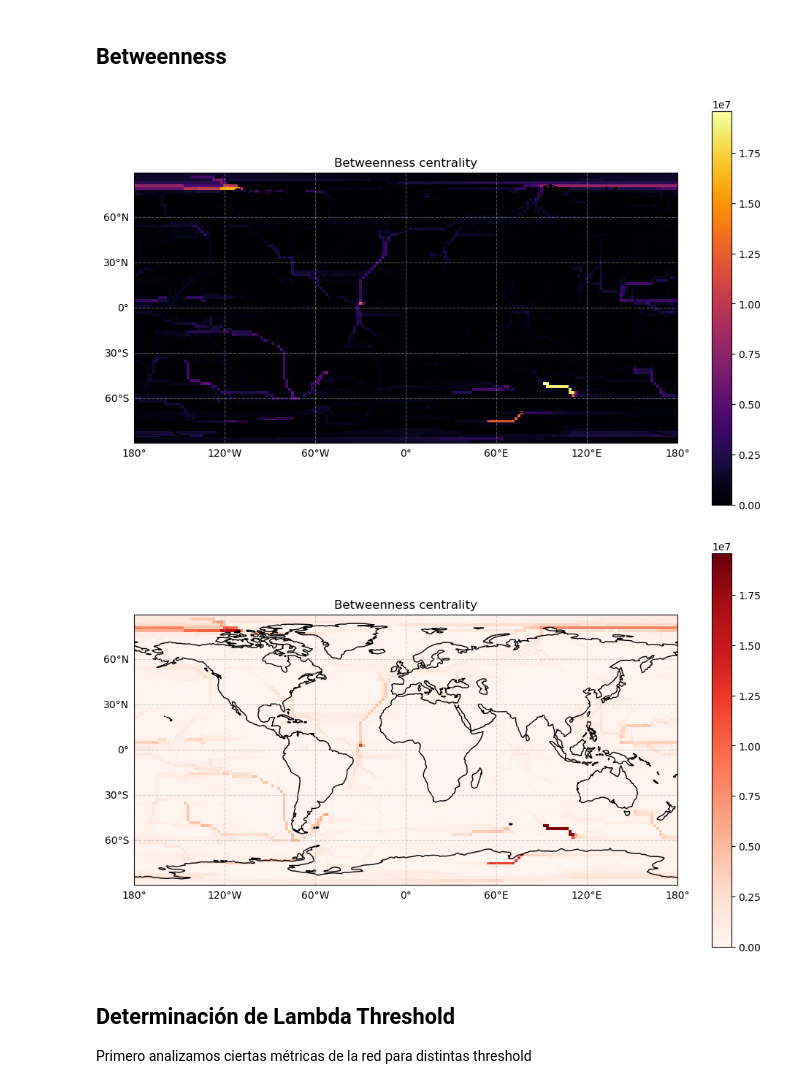
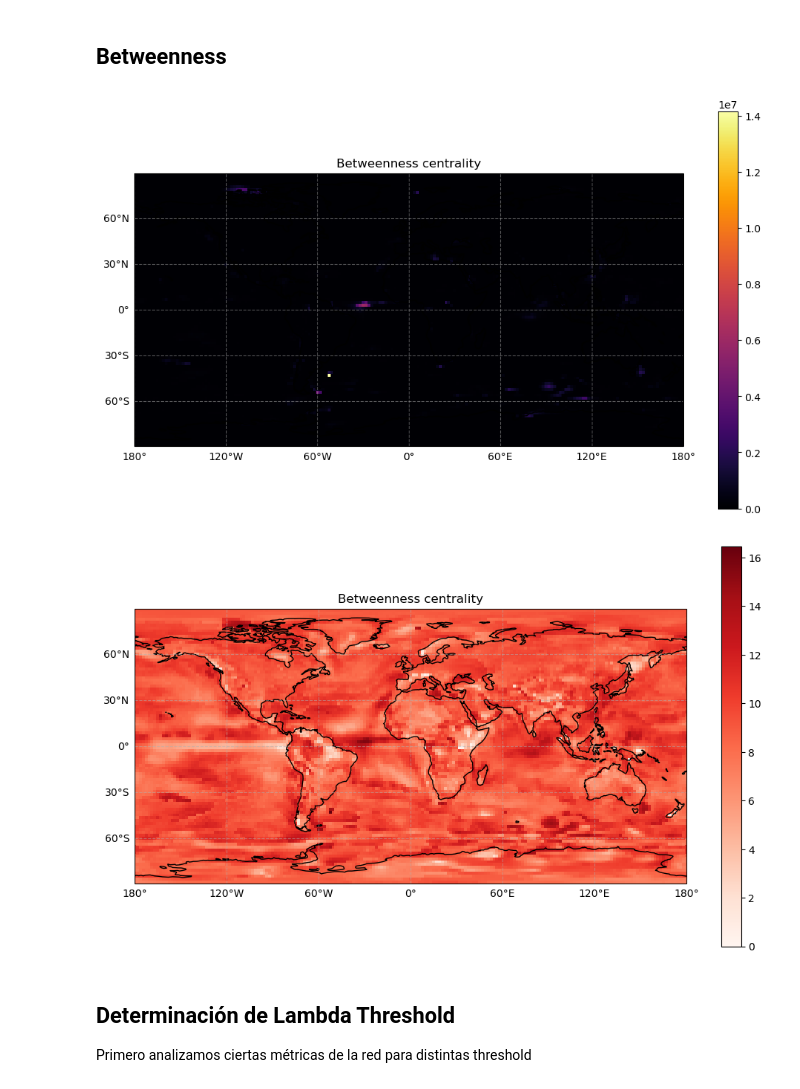
Before and after one commit to ipelayo1/TFG_Ivan, a Jupyter notebook: extract_data.ipynb, the cells around one changed output. Cells and saved outputs as stored; diff of their text form; code cells hidden in the pictures.

```diff
--- a/extract_data.ipynb
+++ b/extract_data.ipynb
@@ -672,43 +672,37 @@ graph = nx.from_numpy_array(weighted_adj_matrix)
 # %%
 #GEMINI
 
-#como no se hasta que punto es util, y va a tardar mucho en calcularse, voy a usar la forma rapida de gemini que solo toma 500 nodos, y se
-#supone que es bastante buena igualmente
-for u, v, data in graph.edges(data=True):
-    # data['weight'] contiene tu valor de correlación
-    # 1 - abs(correlacion) hace que las conexiones más fuertes sean el "camino más corto"
-    data['distance'] = 1.0 - abs(data['weight'])
 
-bet_dict = nx.betweenness_centrality(graph, k=None, normalized=False, weight='distance')
+bet_dict = nx.betweenness_centrality(graph, k=None, normalized=False)
 bet_vector = [bet_dict.get(i, 0) for i in range(len(graph.nodes))]
 
 da_betweenness = xr.DataArray(bet_vector, coords={'node': nodos}, dims='node')
 mapa_betweenness = da_betweenness.unstack('node')
 
 plt.figure(figsize=(12, 7))
 ax = plt.axes(projection=ccrs.PlateCarree())
 
 
 mapa_betweenness.plot(
     ax=ax,
     transform=ccrs.PlateCarree(), # Indica que los datos están en lat/lon
     cmap='inferno',
 )
 
 
 ax.add_feature(cfeature.COASTLINE, linewidth=1) # Líneas de costa
 #ax.add_feature(cfeature.BORDERS, linestyle=':', alpha=0.5) # Fronteras políticas
 ax.add_feature(cfeature.LAND, facecolor='lightgray', alpha=0.2) # Color para la tierra
 
 # 4. Añadir cuadrícula con etiquetas de lat/lon
 gl = ax.gridlines(draw_labels=True, linestyle='--', alpha=0.5)
 gl.top_labels = False
 gl.right_labels = False
 
 plt.title("Betweenness centrality")
 plt.show()
 # %% [output]
-[figure, old version]
+[figure, new version]
 # %%
 log_bet_vector = np.log1p(bet_vector)
 log_da_betweenness = xr.DataArray(log_bet_vector, coords={'node': nodos}, dims='node')
@@ -737,7 +731,7 @@ gl.right_labels = False
 plt.title("Betweenness centrality")
 plt.show()
 # %% [output]
-[figure, old version]
+[figure, new version]
 # %% [markdown]
 ## Determinación de Lambda Threshold
 
```
Also changed, not shown: parts of 7 cells of this notebook, 11 other files.
